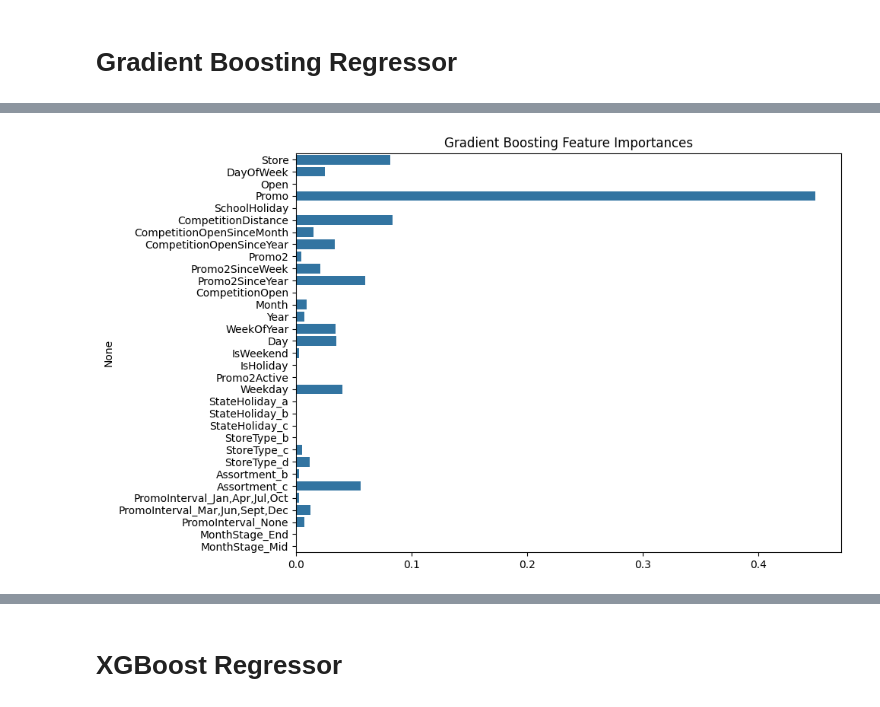
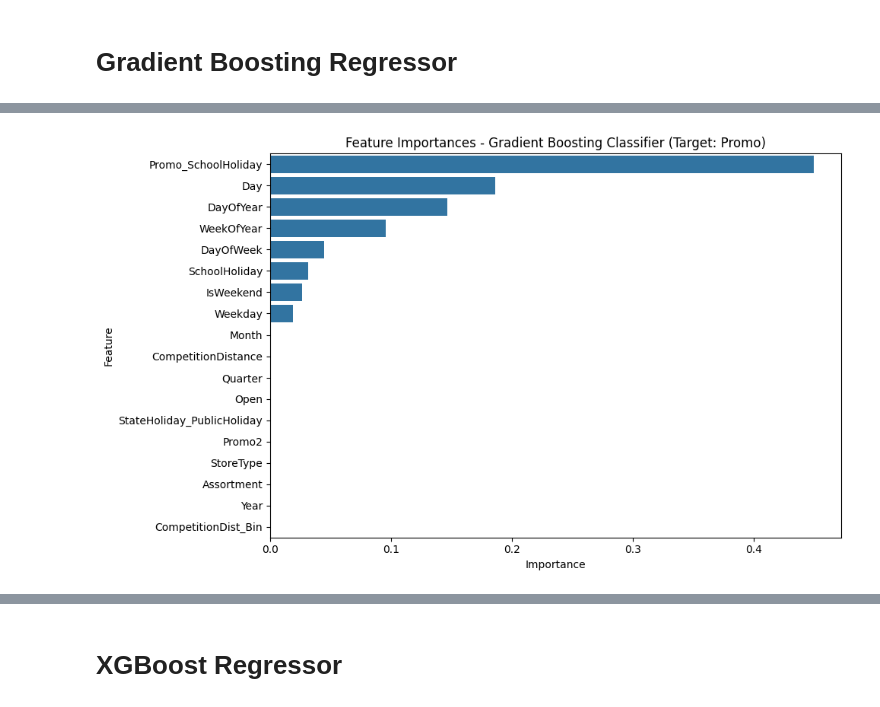
Before and after one commit to Mahak0602/Nexthikes-Project-6, a Jupyter notebook: Nexthikes_P_6_Notebook_2.ipynb, the cells around one changed output, grey strips where cells are left out. Drawn from its saved outputs; the diff is of its cells as text; code cells hidden in the pictures.

```diff
--- a/Nexthikes_P_6_Notebook_2.ipynb
+++ b/Nexthikes_P_6_Notebook_2.ipynb
@@ -114,0 +104,12 @@ Sales tend to increase on weekends and during promotions, highlighting the impac
+# %%
+from sklearn.preprocessing import StandardScaler
+
+# List of features to scale
+features_to_scale = ['CompetitionDistance', 'DayOfWeek', 'Month', 'Day', 'DayOfYear', 'WeekOfYear', 'Promo_SchoolHoliday']
+
+scaler = StandardScaler()
+
+# Fit and transform
+df[features_to_scale] = scaler.fit_transform(df[features_to_scale])
+
+print(df[features_to_scale].head())
@@ -114,0 +130,8 @@ Sales tend to increase on weekends and during promotions, highlighting the impac
+# %%
+from sklearn.preprocessing import MinMaxScaler
+
+scaler = MinMaxScaler()
+
+df[features_to_scale] = scaler.fit_transform(df[features_to_scale])
+
+print(df[features_to_scale].head())
@@ -184,44 +228,43 @@ model = GradientBoostingRegressor(n_estimators=100, learning_rate=0.1, random_st
 # %%
+import pandas as pd
+from sklearn.ensemble import GradientBoostingClassifier
 from sklearn.model_selection import train_test_split
-from sklearn.pipeline import Pipeline
-from sklearn.preprocessing import StandardScaler
-from sklearn.ensemble import GradientBoostingRegressor
-from sklearn.metrics import mean_squared_error, r2_score
+from sklearn.metrics import classification_report
 import matplotlib.pyplot as plt
 import seaborn as sns
-import numpy as np
 
-# Split data
-X_train, X_test, y_train, y_test = train_test_split(X, y, test_size=0.2, random_state=42)
+# ✅ Define features and new target
+X = df.drop(columns=['Promo', 'Store'])   # Drop target and identifier
+y = df['Promo'].astype(int)
 
-# Define pipeline: scaling + Gradient Boosting
-pipeline = Pipeline([
-    ('scaler', StandardScaler()),
-    ('model', GradientBoostingRegressor(n_estimators=100, learning_rate=0.1, random_state=42))
-])
+# ✅ Check class distribution
+print("Promo class distribution:\n", y.value_counts())
 
-# Train model
-pipeline.fit(X_train, y_train)
+# ✅ Stratified train-test split to preserve class balance
+X_train, X_test, y_train, y_test = train_test_split(
+    X, y, test_size=0.2, stratify=y, random_state=42
+)
 
-# Predict
-y_pred = pipeline.predict(X_test)
+# ✅ Train Gradient Boosting Classifier
+gb_clf = GradientBoostingClassifier(n_estimators=100, learning_rate=0.1, max_depth=3, random_state=42)
+gb_clf.fit(X_train, y_train)
 
-# Evaluate
-mse = mean_squared_error(y_test, y_pred)
-rmse = np.sqrt(mse)
-r2 = r2_score(y_test, y_pred)
+# ✅ Predict and evaluate
+y_pred = gb_clf.predict(X_test)
+print("\nClassification Report:\n", classification_report(y_test, y_pred))
 
-print(f"RMSE: {rmse:.2f}")
-print(f"R2 Score: {r2:.4f}")
-
-# Feature importance plot
-model = pipeline.named_steps['model']
-importances = model.feature_importances_
+# ✅ Feature importance plot
+importances = gb_clf.feature_importances_
 feature_names = X.columns
 
-plt.figure(figsize=(10, 6))
-sns.barplot(x=importances, y=feature_names)
-plt.title("Gradient Boosting Feature Importances")
+feat_imp_df = pd.DataFrame({
+    'Feature': feature_names,
+    'Importance': importances
+}).sort_values(by='Importance', ascending=False)
+
+plt.figure(figsize=(10,6))
+sns.barplot(x='Importance', y='Feature', data=feat_imp_df)
+plt.title('Feature Importances - Gradient Boosting Classifier (Target: Promo)')
 plt.tight_layout()
 plt.show()
 # %% [output]
@@ -230 +286 @@ R2 Score: 0.3868
-[figure, old version]
+[figure, new version]
```
Also changed, not shown: parts of 31 cells of this notebook.
